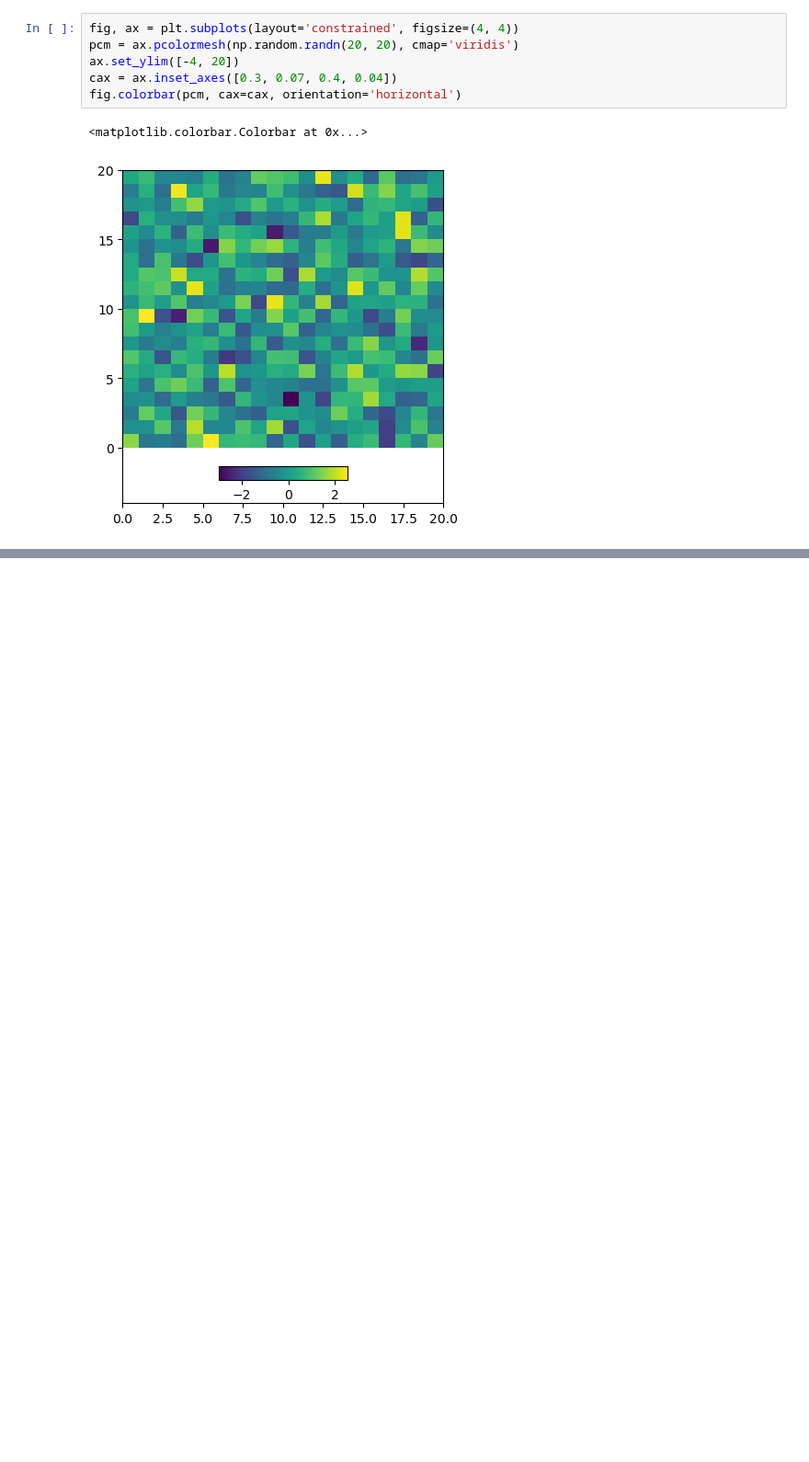
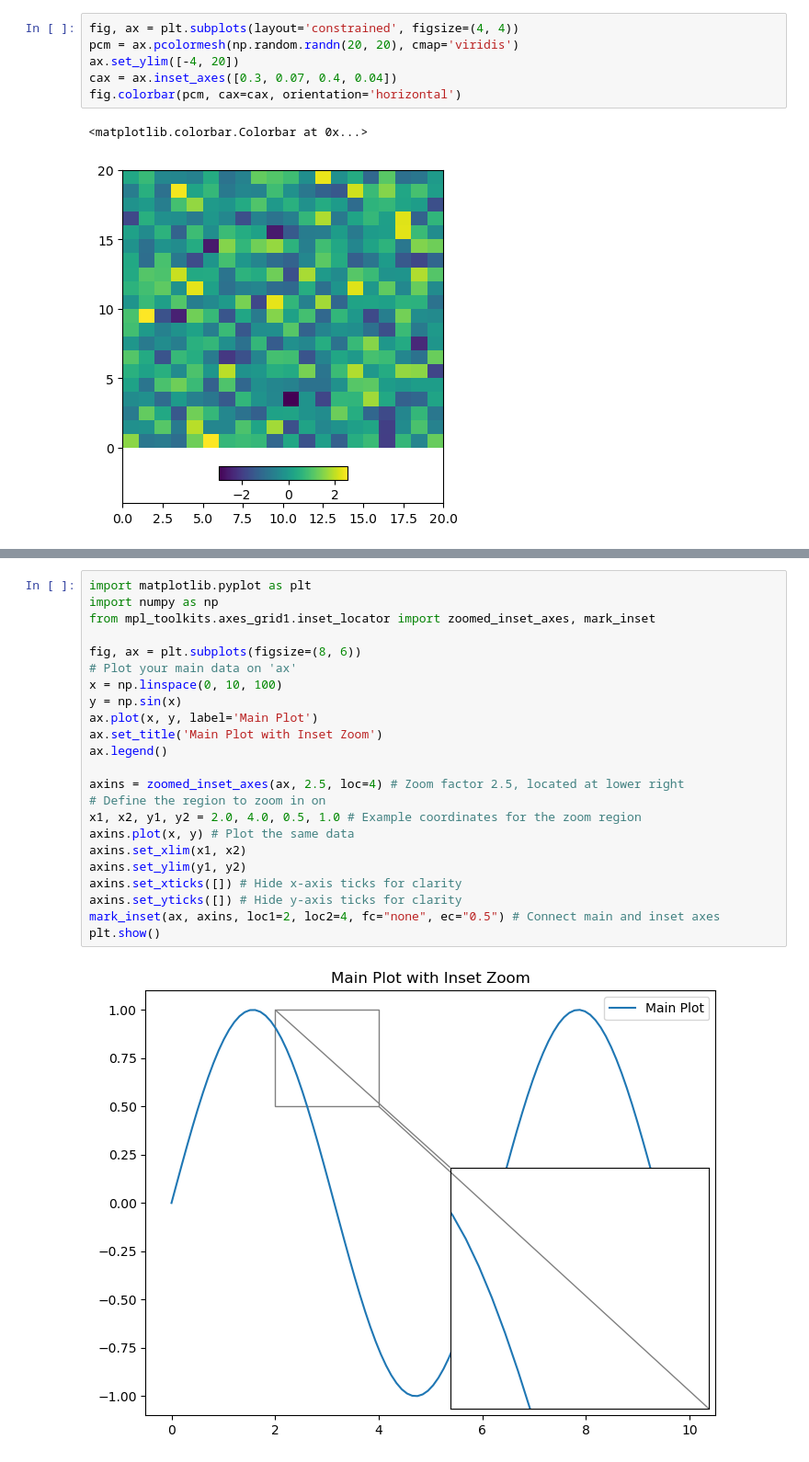
Before and after one commit to devkhullar/Tutorials, a Jupyter notebook: matplotlib.ipynb, the cells around one changed output, grey strips where cells are left out. Shown: that part at 92% size. Cells and saved outputs as stored; diff of their text form; blank space fills up the shorter version.

```diff
--- a/matplotlib.ipynb
+++ b/matplotlib.ipynb
@@ -79,0 +133,25 @@ fig.colorbar(pcm, cax=cax, orientation='horizontal')
+# %%
+import matplotlib.pyplot as plt
+import numpy as np
+from mpl_toolkits.axes_grid1.inset_locator import zoomed_inset_axes, mark_inset
+
+fig, ax = plt.subplots(figsize=(8, 6))
+# Plot your main data on 'ax'
+x = np.linspace(0, 10, 100)
+y = np.sin(x)
+ax.plot(x, y, label='Main Plot')
+ax.set_title('Main Plot with Inset Zoom')
+ax.legend()
+
+axins = zoomed_inset_axes(ax, 2.5, loc=4) # Zoom factor 2.5, located at lower right
+# Define the region to zoom in on
+x1, x2, y1, y2 = 2.0, 4.0, 0.5, 1.0 # Example coordinates for the zoom region
+axins.plot(x, y) # Plot the same data
+axins.set_xlim(x1, x2)
+axins.set_ylim(y1, y2)
+axins.set_xticks([]) # Hide x-axis ticks for clarity
+axins.set_yticks([]) # Hide y-axis ticks for clarity
+mark_inset(ax, axins, loc1=2, loc2=4, fc="none", ec="0.5") # Connect main and inset axes
+plt.show()
+# %% [output]
+[figure, added]
```
Also changed, not shown: parts of 3 cells of this notebook.
